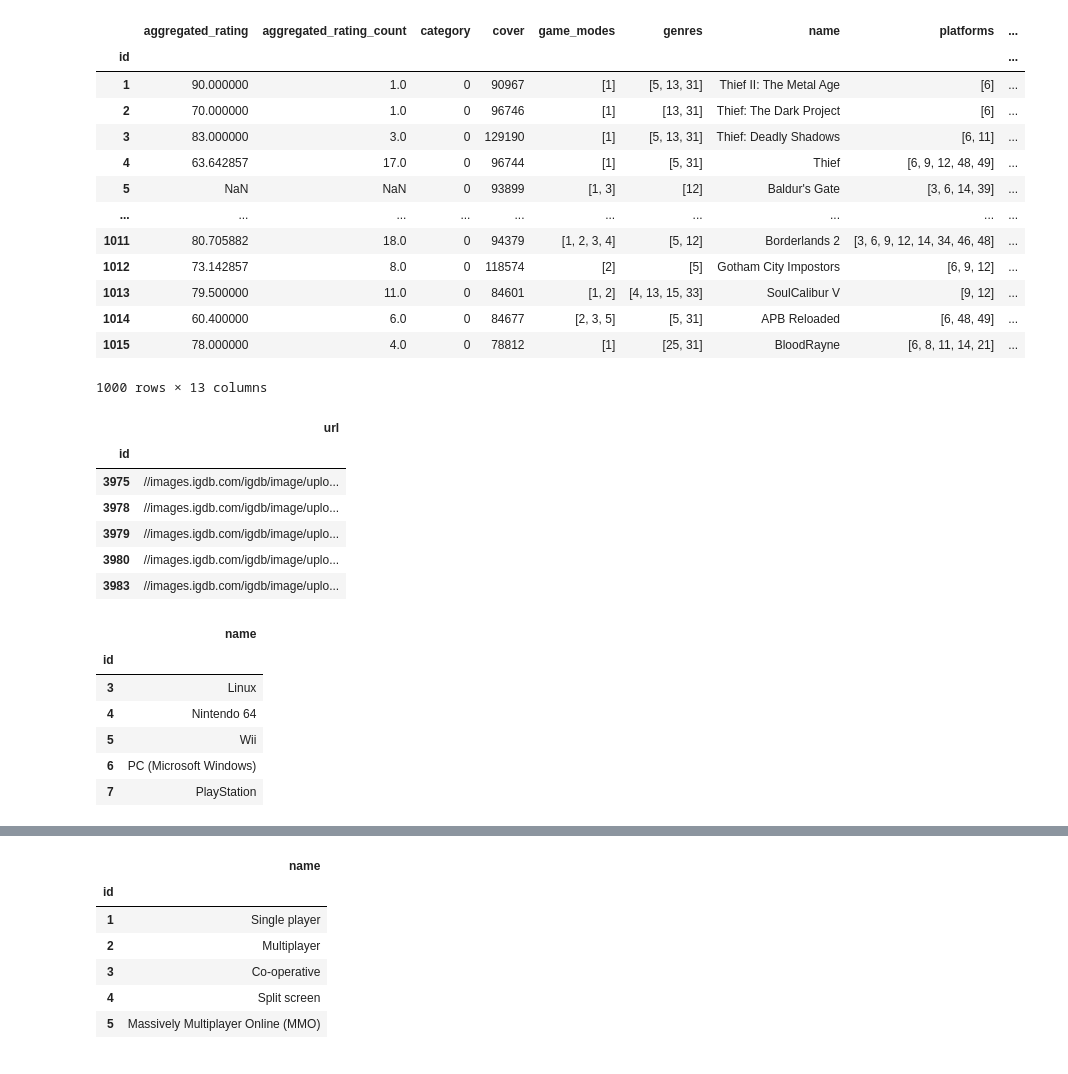
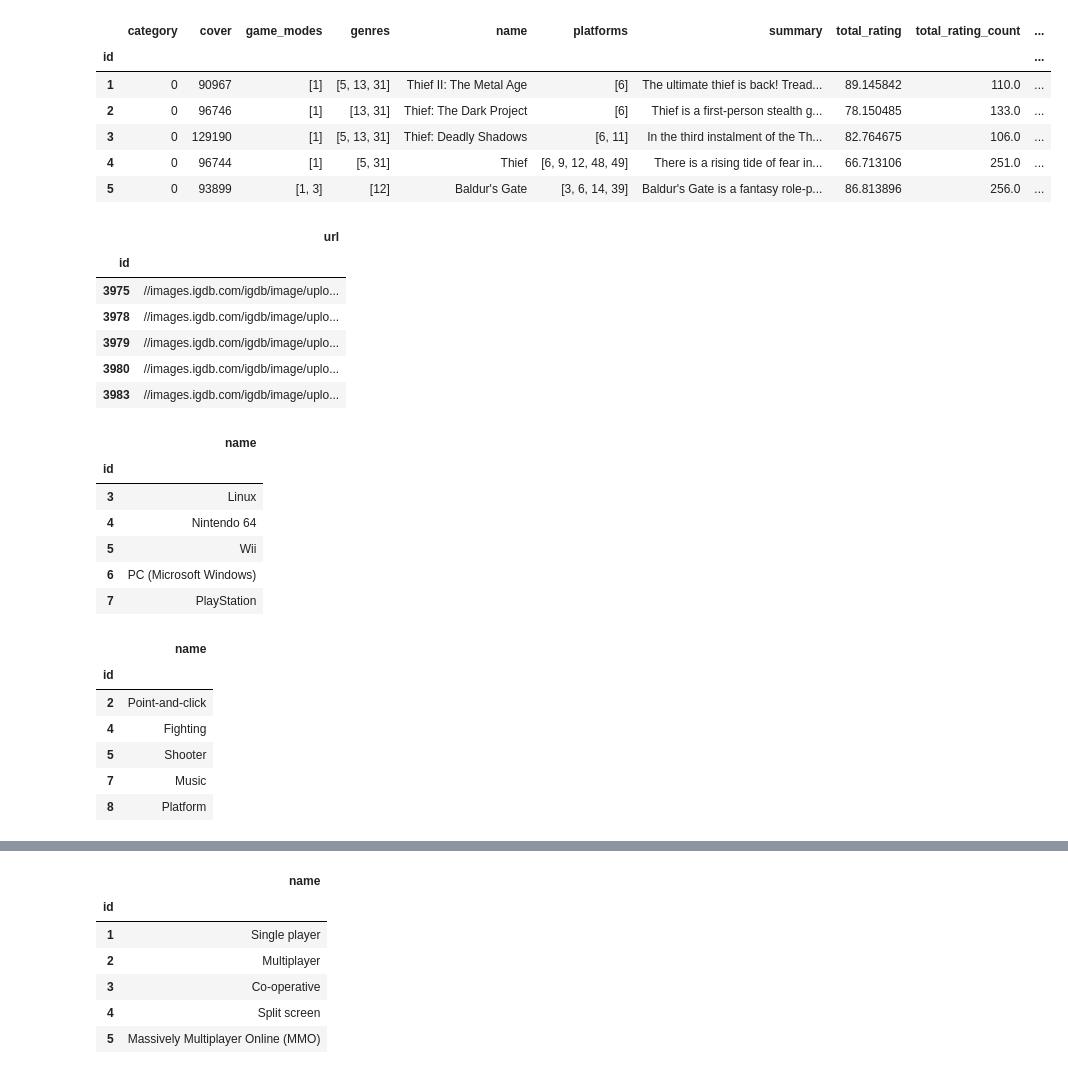
Before and after one commit to 1990Jasonlee/GameOnPassion, a Jupyter notebook: GameOnJson.ipynb, the cells around one changed output, grey strips where cells are left out. Drawn from its saved outputs; the diff is of its cells as text; code cells hidden in the pictures.

Commit message:
data exploration

```diff
--- a/GameOnJson.ipynb
+++ b/GameOnJson.ipynb
@@ -50,48 +50,47 @@ Data columns (total 14 columns):
 dtypes: float64(7), int64(2), object(5)
 memory usage: 117.2+ KB
 # %%
-df['release_date'] = pd.to_datetime(df['first_release_date'], unit='s')
-df['Year'] = df['release_date'].dt.year
-df = df.drop(columns=['first_release_date','total_rating','total_rating_count'])
+df['Release Year'] = pd.to_datetime(df['first_release_date'], unit='s').dt.year
+df = df.drop(columns=['first_release_date','aggregated_rating','aggregated_rating_count','rating','rating_count'])
 # %%
-df
+df['Score Rating'] = (df['total_rating'] + (df['total_rating_count']/1000)).round(2)
+df.head(5)
 # %% [output]
-|  | aggregated_rating | aggregated_rating_count | category | cover | game_modes | genres | name | platforms | ... |
-| id |  |  |  |  |  |  |  |  | ... |
-| 1 | 90.000000 | 1.0 | 0 | 90967 | [1] | [5, 13, 31] | Thief II: The Metal Age | [6] | ... |
-| 2 | 70.000000 | 1.0 | 0 | 96746 | [1] | [13, 31] | Thief: The Dark Project | [6] | ... |
-| 3 | 83.000000 | 3.0 | 0 | 129190 | [1] | [5, 13, 31] | Thief: Deadly Shadows | [6, 11] | ... |
-| 4 | 63.642857 | 17.0 | 0 | 96744 | [1] | [5, 31] | Thief | [6, 9, 12, 48, 49] | ... |
-| 5 | NaN | NaN | 0 | 93899 | [1, 3] | [12] | Baldur's Gate | [3, 6, 14, 39] | ... |
-| ... | ... | ... | ... | ... | ... | ... | ... | ... | ... |
-| 1011 | 80.705882 | 18.0 | 0 | 94379 | [1, 2, 3, 4] | [5, 12] | Borderlands 2 | [3, 6, 9, 12, 14, 34, 46, 48] | ... |
-| 1012 | 73.142857 | 8.0 | 0 | 118574 | [2] | [5] | Gotham City Impostors | [6, 9, 12] | ... |
-| 1013 | 79.500000 | 11.0 | 0 | 84601 | [1, 2] | [4, 13, 15, 33] | SoulCalibur V | [9, 12] | ... |
-| 1014 | 60.400000 | 6.0 | 0 | 84677 | [2, 3, 5] | [5, 31] | APB Reloaded | [6, 48, 49] | ... |
-| 1015 | 78.000000 | 4.0 | 0 | 78812 | [1] | [25, 31] | BloodRayne | [6, 8, 11, 14, 21] | ... |
+|  | category | cover | game_modes | genres | name | platforms | summary | total_rating | total_rating_count | ... |
+| id |  |  |  |  |  |  |  |  |  | ... |
+| 1 | 0 | 90967 | [1] | [5, 13, 31] | Thief II: The Metal Age | [6] | The ultimate thief is back! Tread... | 89.145842 | 110.0 | ... |
+| 2 | 0 | 96746 | [1] | [13, 31] | Thief: The Dark Project | [6] | Thief is a first-person stealth g... | 78.150485 | 133.0 | ... |
+| 3 | 0 | 129190 | [1] | [5, 13, 31] | Thief: Deadly Shadows | [6, 11] | In the third instalment of the Th... | 82.764675 | 106.0 | ... |
+| 4 | 0 | 96744 | [1] | [5, 31] | Thief | [6, 9, 12, 48, 49] | There is a rising tide of fear in... | 66.713106 | 251.0 | ... |
+| 5 | 0 | 93899 | [1, 3] | [12] | Baldur's Gate | [3, 6, 14, 39] | Baldur's Gate is a fantasy role-p... | 86.813896 | 256.0 | ... |
-1000 rows × 13 columns
+# %%
+cover_df.head(5)
+# %% [output]
+|  | url |
+| id |  |
+| 3975 | //images.igdb.com/igdb/image/uplo... |
+| 3978 | //images.igdb.com/igdb/image/uplo... |
+| 3979 | //images.igdb.com/igdb/image/uplo... |
+| 3980 | //images.igdb.com/igdb/image/uplo... |
+| 3983 | //images.igdb.com/igdb/image/uplo... |
 # %%
-cover_df = pd.read_json('./Data/data_url.json')
-cover_df.set_index('id', inplace=True)
-cover_df.head(5)
+platform_df.head(5)
 # %% [output]
-|  | url |
+|  | name |
 | id |  |
-| 3975 | //images.igdb.com/igdb/image/uplo... |
-| 3978 | //images.igdb.com/igdb/image/uplo... |
-| 3979 | //images.igdb.com/igdb/image/uplo... |
-| 3980 | //images.igdb.com/igdb/image/uplo... |
-| 3983 | //images.igdb.com/igdb/image/uplo... |
+| 3 | Linux |
+| 4 | Nintendo 64 |
+| 5 | Wii |
+| 6 | PC (Microsoft Windows) |
+| 7 | PlayStation |
 # %%
-platform_df = pd.read_json('./Data/data_platforms.json')
-platform_df.set_index('id', inplace=True)
-platform_df.head(5)
+genre_df.head(5)
 # %% [output]
 |  | name |
 | id |  |
-| 3 | Linux |
-| 4 | Nintendo 64 |
-| 5 | Wii |
-| 6 | PC (Microsoft Windows) |
-| 7 | PlayStation |
+| 2 | Point-and-click |
+| 4 | Fighting |
+| 5 | Shooter |
+| 7 | Music |
+| 8 | Platform |
 # %%
```
Also changed, not shown: parts of 11 cells of this notebook.
